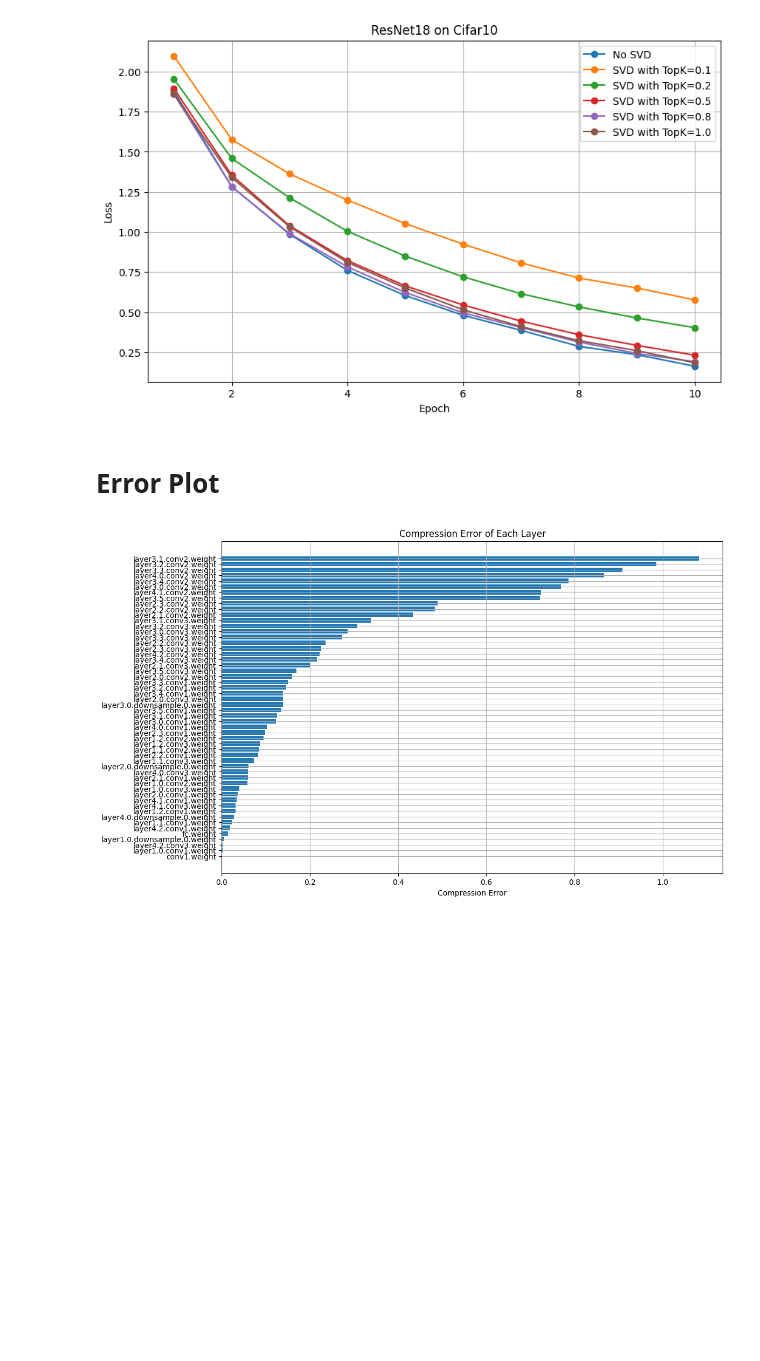
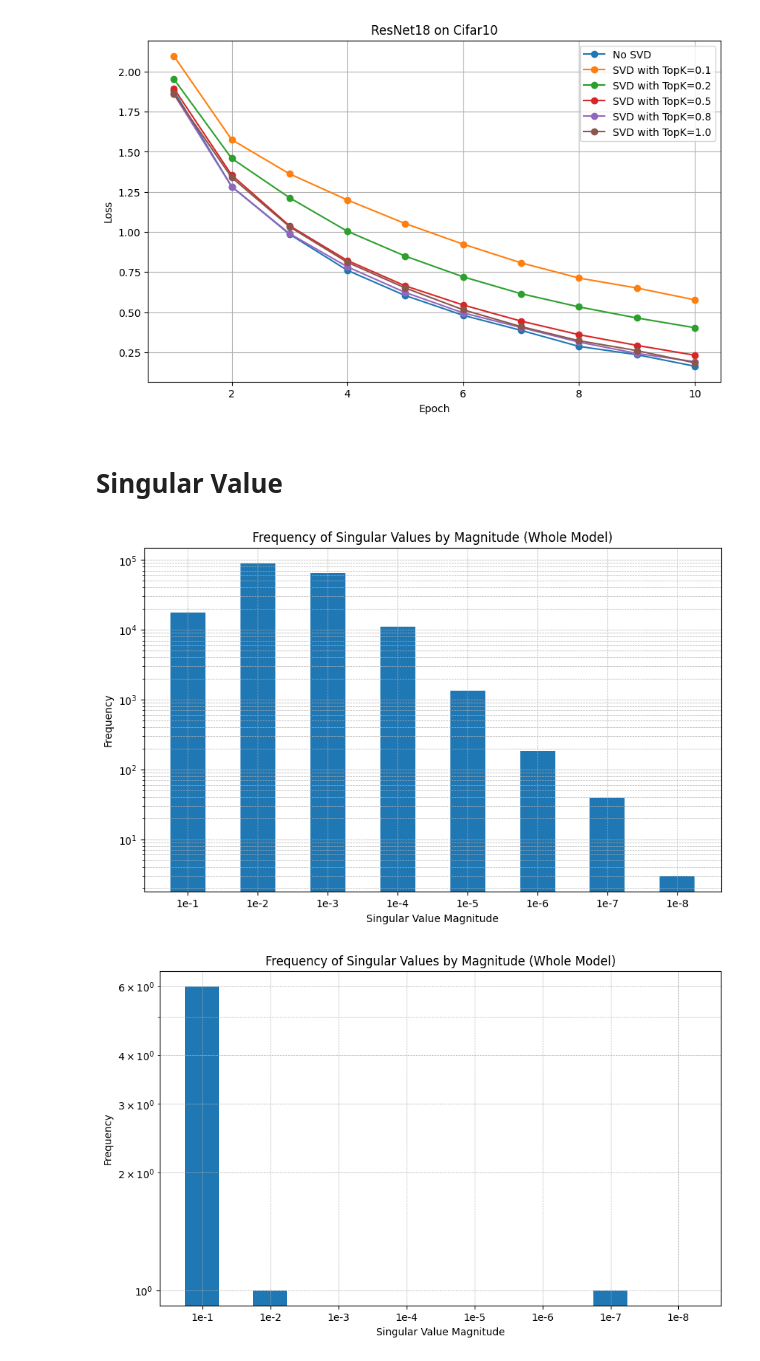
Before and after one commit to JihaoXin/SVD, a Jupyter notebook: plot.ipynb, the cells around one changed output. Saved outputs shown, nothing was run; the diff lists cells and outputs as text; code cells hidden in the pictures; blank space fills up the shorter version.

Commit message:
Update plot

```diff
--- a/plot.ipynb
+++ b/plot.ipynb
@@ -69,42 +72,5 @@ plt.savefig('plots/ResNet18_Cifar10.pdf')
 plt.show()
 # %% [output]
 [figure]
-# %% [markdown]
-# Error Plot
-# %%
-# Function to extract layer names and errors
-def parse_compression_errors(log_data_path):
-    layer_errors = {}
-    with open(log_data_path, 'r') as file:
-        for line in file:
-            match = re.search(r'Layer: (.*?),.*?Error: ([0-9.e+-]+)', line)
-            if match:
-                layer_name = match.group(1)
-                error = float(match.group(2))
-                layer_errors[layer_name] = error
-    return layer_errors
-
-# Path to the log file
-log_data = 'logs/ResNet18_Cifar10_SVD_training_k=0.5'
-
-
-# Extract layer names and errors
-layer_errors = parse_compression_errors(log_data)
-
-# Sort layers by error for better visualization
-sorted_layers = sorted(layer_errors.items(), key=lambda x: x[1], reverse=True)
-
-# Prepare data for plotting
-layers = [layer for layer, error in sorted_layers]
-errors = [error for layer, error in sorted_layers]
-
-# Plot the compression errors
-plt.figure(figsize=(12, 8))
-plt.barh(layers, errors)
-plt.xlabel('Compression Error')
-plt.title('Compression Error of Each Layer')
-plt.gca().invert_yaxis()
-plt.grid(True)
-plt.show()
-# %% [output]
-[figure, removed]
+# %% [markdown]
+# Singular Value
@@ -110,0 +113,16 @@ plt.show()
+# %%
+# Path to the folder where singular values are stored
+epoch=1
+batch=1
+file_path = f'./dump/SVD_Tile_Threshold0/gradients_singular_epoch{epoch}_batch_{batch}.pt'
+singular_values_dict = load_singular_dict(file_path)# Load and plot the singular values
+
+# Plot whole model
+plot_singular_value_frequencies(singular_values_dict)
+
+# Plot a tile
+key, singular_values = singular_values_dict.popitem()
+plot_singular_value_frequencies(singular_values)
+# %% [output]
+[figure, added]
+[figure, added]
```
Also changed, not shown: parts of 3 cells of this notebook.
